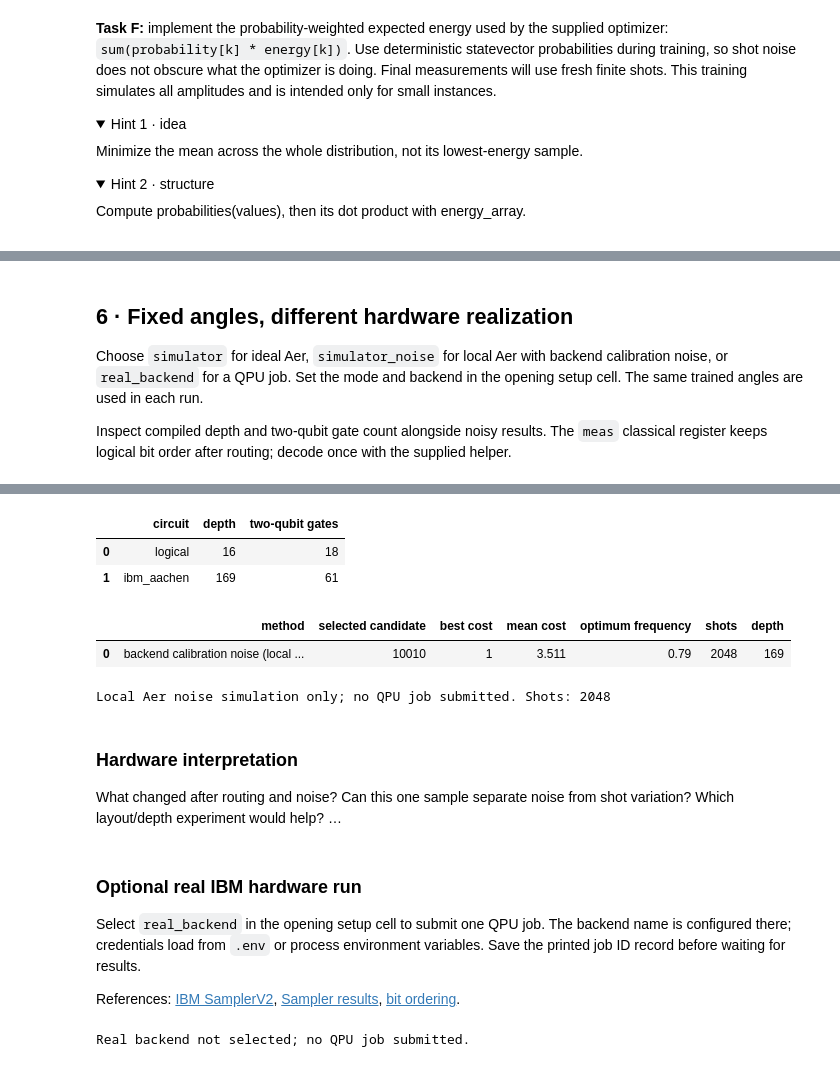
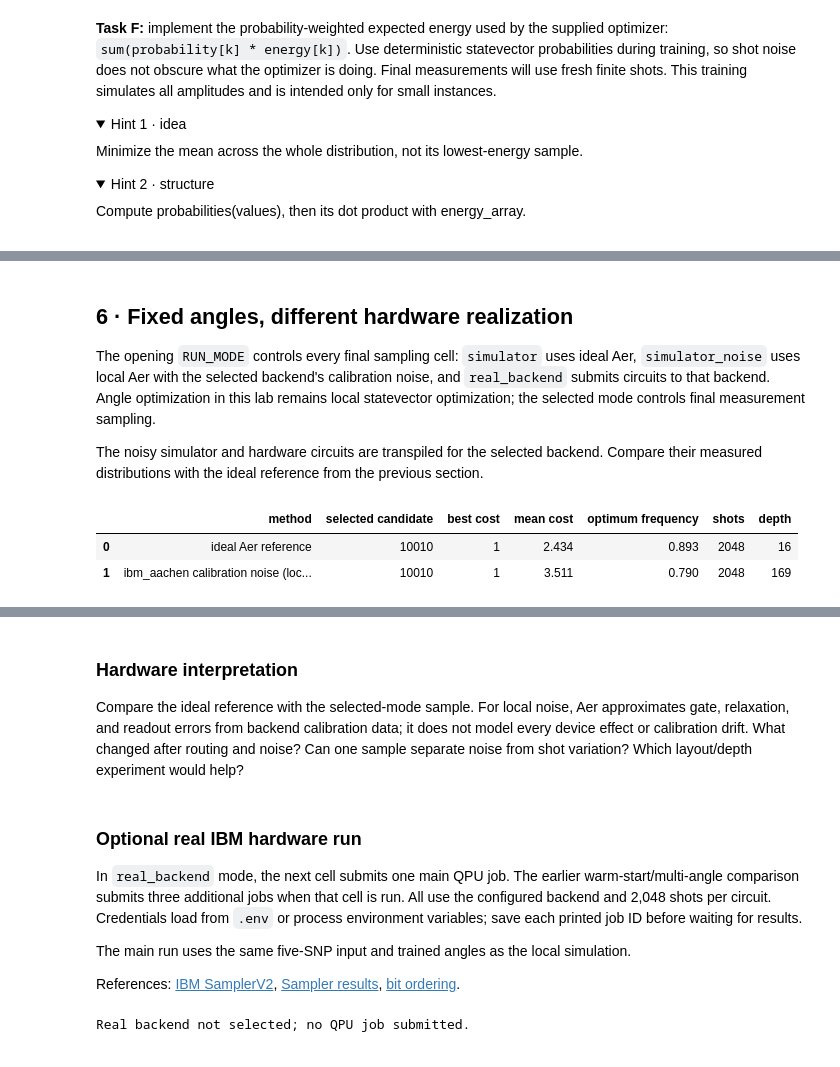
Before and after one commit to picalexs/Qiskit-Fall-Fest-26, a Jupyter notebook: docs/Quantum_Genome_Detective_Lab.ipynb, the cells around one changed output, grey strips where cells are left out. Saved outputs shown, nothing was run; the diff lists cells and outputs as text; code cells hidden in the pictures; folded sections open.

```diff
--- a/docs/Quantum_Genome_Detective_Lab.ipynb
+++ b/docs/Quantum_Genome_Detective_Lab.ipynb
@@ -695,26 +722,22 @@ print('ma-QAOA keeps the same two-qubit-gate count as vanilla p=2; its extra '
 ma-QAOA keeps the same two-qubit-gate count as vanilla p=2; its extra cost is the larger classical optimisation (nfev).
 # %% [markdown]
 ## 6 · Fixed angles, different hardware realization
-Choose `simulator` for ideal Aer, `simulator_noise` for local Aer with backend calibration noise, or `real_backend` for a QPU job. Set the mode and backend in the opening setup cell. The same trained angles are used in each run.
+The opening `RUN_MODE` controls every final sampling cell: `simulator` uses ideal Aer, `simulator_noise` uses local Aer with the selected backend's calibration noise, and `real_backend` submits circuits to that backend. Angle optimization in this lab remains local statevector optimization; the selected mode controls final measurement sampling.
 
-Inspect compiled depth and two-qubit gate count alongside noisy results. The `meas` classical register keeps logical bit order after routing; decode once with the supplied helper.
+The noisy simulator and hardware circuits are transpiled for the selected backend. Compare their measured distributions with the ideal reference from the previous section.
 # %%
-#@title Optional backend-calibrated noise simulation (local Aer; no QPU job)
-noise_rows=[]
+#@title Backend-calibrated local noise simulation (no QPU submission)
 if RUN_MODE == 'simulator_noise':
-    backend = get_ibm_service().backend(BACKEND_NAME)
-    if N > backend.num_qubits:
-        raise ValueError(f'The original circuit has {N} qubits but {backend.name} has {backend.num_qubits}.')
-    noise_simulator = AerSimulator.from_backend(backend, method='matrix_product_state', max_parallel_threads=1)
-    isa=generate_preset_pass_manager(backend=backend,optimization_level=2,seed_transpiler=71).run(measured)
-    def resources(qc):
-        return {'depth':qc.depth(), 'two-qubit gates':sum(item.operation.num_qubits==2 for item in qc.data)}
-    display(pd.DataFrame([{'circuit':'logical',**resources(measured)}, {'circuit':backend.name,**resources(isa)}]))
-    noisy_counts=noise_simulator.run(isa,shots=SHOTS,seed_simulator=73).result().get_counts()
-    assert sum(noisy_counts.values())==SHOTS
-    noise_rows=[sample_summary('backend calibration noise (local Aer)',noisy_counts,isa.depth())]
-    display(pd.DataFrame(noise_rows).round(3))
-    print('Local Aer noise simulation only; no QPU job submitted. Shots:',SHOTS)
+    noisy_counts, noisy_depth = run_selected(measured, seed=73)
+    rows=[sample_summary('ideal Aer reference',ideal_counts,measured.depth()),
+          sample_summary(f'{RUN_BACKEND.name} calibration noise (local Aer)',noisy_counts,noisy_depth)]
+    display(pd.DataFrame(rows).round(3))
+    print(f'Local Aer simulation using {RUN_BACKEND.name} calibration only; no QPU job submitted. Shots per distribution: {SHOTS}')
 elif RUN_MODE == 'simulator':
-    print('Ideal simulator selected; no backend calibration was fetched.')
+    print('Ideal Aer selected; no backend calibration was fetched.')
+else:
+    print('Real backend selected; this cell does not submit a job. The hardware run is in the next section.')
 # %% [output]
+|  | method | selected candidate | best cost | mean cost | optimum frequency | shots | depth |
+| 0 | ideal Aer reference | 10010 | 1 | 2.434 | 0.893 | 2048 | 16 |
+| 1 | ibm_aachen calibration noise (loc... | 10010 | 1 | 3.511 | 0.790 | 2048 | 169 |
@@ -722,18 +745,13 @@ qiskit_runtime_service._discover_account:WARNING:2026-11-07 19:47:12,444: Loadin
-|  | circuit | depth | two-qubit gates |
-| 0 | logical | 16 | 18 |
-| 1 | ibm_aachen | 169 | 61 |
-|  | method | selected candidate | best cost | mean cost | optimum frequency | shots | depth |
-| 0 | backend calibration noise (local ... | 10010 | 1 | 3.511 | 0.79 | 2048 | 169 |
-Local Aer noise simulation only; no QPU job submitted. Shots: 2048
 # %% [markdown]
 ### Hardware interpretation
-What changed after routing and noise? Can this one sample separate noise
-from shot variation? Which layout/depth experiment would help? …
+Compare the ideal reference with the selected-mode sample. For local noise, Aer approximates gate, relaxation, and readout errors from backend calibration data; it does not model every device effect or calibration drift. What changed after routing and noise? Can one sample separate noise from shot variation? Which layout/depth experiment would help?
 # %% [markdown]
 ### Optional real IBM hardware run
-Select `real_backend` in the opening setup cell to submit one QPU job. The backend name is configured there; credentials load from `.env` or process environment variables. Save the printed job ID record before waiting for results.
+In `real_backend` mode, the next cell submits one main QPU job. The earlier warm-start/multi-angle comparison submits three additional jobs when that cell is run. All use the configured backend and 2,048 shots per circuit. Credentials load from `.env` or process environment variables; save each printed job ID before waiting for results.
 
-References: [IBM SamplerV2](https://quantum.cloud.ibm.com/docs/en/api/qiskit-ibm-runtime), [Sampler results](https://quantum.cloud.ibm.com/docs/en/guides/sampler-input-output), [bit ordering](https://quantum.cloud.ibm.com/docs/en/guides/bit-ordering).
+The main run uses the same five-SNP input and trained angles as the local simulation.
+
+References: [IBM SamplerV2](https://quantum.cloud.ibm.com/docs/en/api/qiskit-ibm-runtime/0.47/sampler-v2), [Sampler results](https://quantum.cloud.ibm.com/docs/en/guides/sampler-input-output), [bit ordering](https://quantum.cloud.ibm.com/docs/en/guides/bit-ordering).
 # %%
 #@title Optional real IBM submission
 real_counts=None
```
Also changed, not shown: parts of 10 cells of this notebook.
